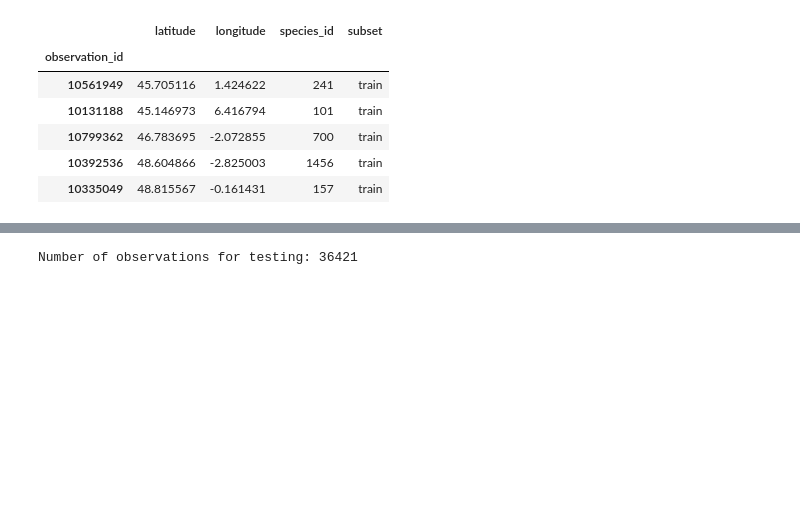
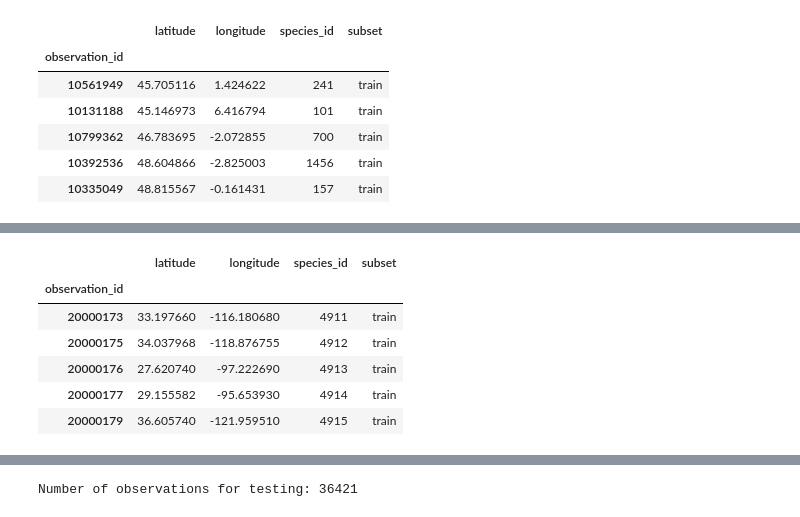
Before and after one commit to salelkafrawy/remote_sensing, a Jupyter notebook: notebooks/Getting started - Data loading and visualization.ipynb, the cells around one changed output, grey strips where cells are left out. Saved outputs shown, nothing was run; the diff lists cells and outputs as text; code cells hidden in the pictures; blank space fills up the shorter version.

```diff
--- a/notebooks/Getting started - Data loading and visualization.ipynb
+++ b/notebooks/Getting started - Data loading and visualization.ipynb
@@ -72,0 +75,16 @@ Number of observations for training: 1627475
+# %%
+df_obs_fr = pd.read_csv(DATA_PATH / "observations" / "observations_fr_train.csv", sep=";", index_col="observation_id")
+df_obs_us = pd.read_csv(DATA_PATH / "observations" / "observations_us_train.csv", sep=";", index_col="observation_id")
+df_obs_fr_test = pd.read_csv(DATA_PATH / "observations" / "observations_fr_test.csv", sep=";", index_col="observation_id")
+df_obs_us_test = pd.read_csv(DATA_PATH / "observations" / "observations_us_test.csv", sep=";", index_col="observation_id")
+
+
+df_obs_fr_small = df_obs_fr.iloc[0:1024]
+df_obs_us_small = df_obs_us.iloc[0:1024]
+df_obs_fr_small_test = df_obs_fr_test.iloc[0:1024]
+df_obs_us_small_test = df_obs_us_test.iloc[0:1024]
+
+df_obs_fr_small.to_csv(Path(new_small_path) / "observations" / "observations_fr_train.csv", sep=";", index='observation_id')
+df_obs_us_small.to_csv(Path(new_small_path) / "observations" / "observations_us_train.csv", sep=";", index='observation_id')
+df_obs_fr_small_test.to_csv(Path(new_small_path) / "observations" / "observations_fr_test.csv", sep=";", index='observation_id')
+df_obs_us_small_test.to_csv(Path(new_small_path) / "observations" / "observations_us_test.csv", sep=";", index='observation_id')
@@ -72,0 +110,10 @@ Number of observations for training: 1627475
+# %%
+df_obs_us.head()
+# %% [output]
+|  | latitude | longitude | species_id | subset |
+| observation_id |  |  |  |  |
+| 20000173 | 33.197660 | -116.180680 | 4911 | train |
+| 20000175 | 34.037968 | -118.876755 | 4912 | train |
+| 20000176 | 27.620740 | -97.222690 | 4913 | train |
+| 20000177 | 29.155582 | -95.653930 | 4914 | train |
+| 20000179 | 36.605740 | -121.959510 | 4915 | train |
```
Also changed, not shown: parts of 7 cells of this notebook, 23 other files.
